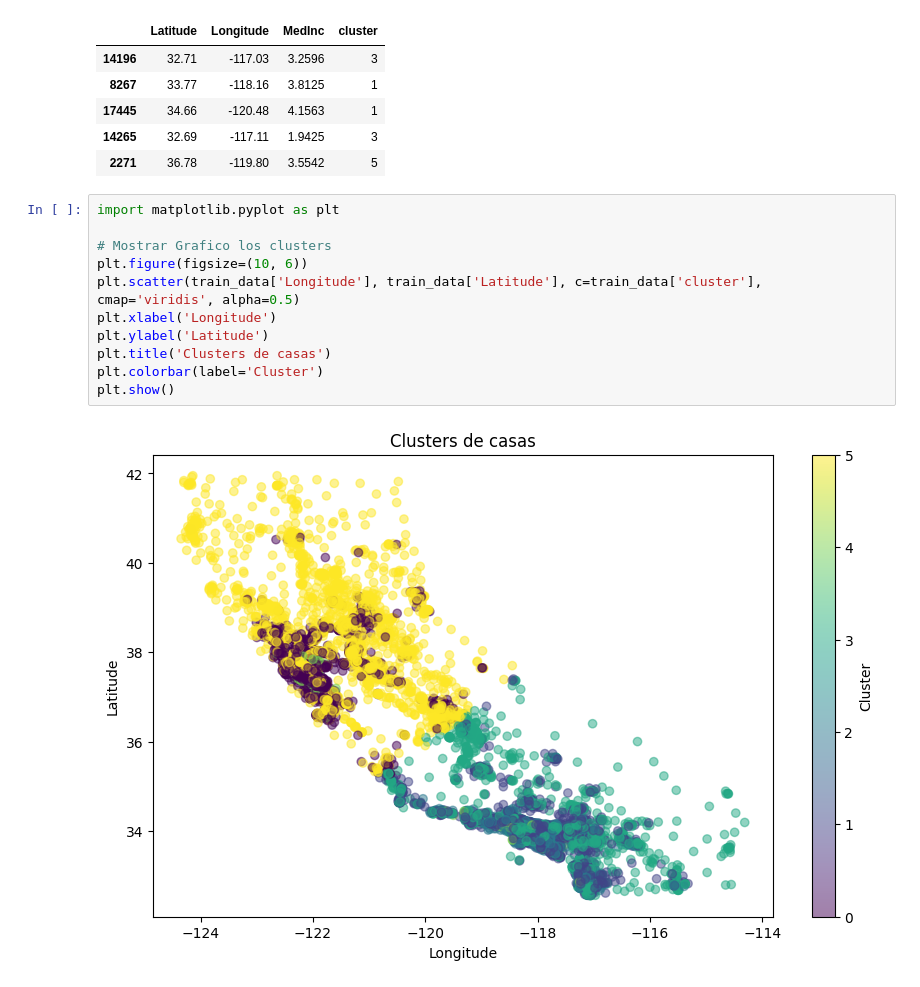
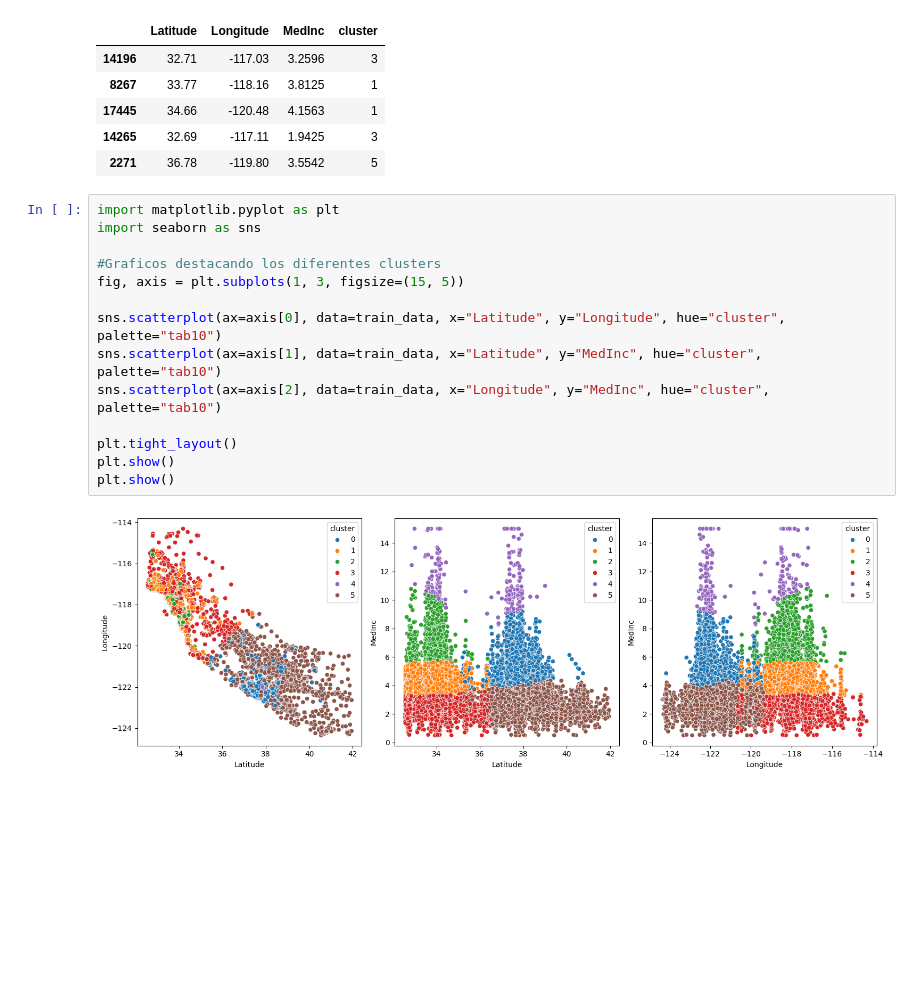
Before and after one commit to MarcelMirT/K-means, a Jupyter notebook: src/explore.ipynb, the cells around one changed output. Saved outputs shown, nothing was run; the diff lists cells and outputs as text; blank space fills up the shorter version.

```diff
--- a/src/explore.ipynb
+++ b/src/explore.ipynb
@@ -53,16 +53,19 @@ train_data.head()
 | 17445 | 34.66 | -120.48 | 4.1563 | 1 |
 | 14265 | 32.69 | -117.11 | 1.9425 | 3 |
 | 2271 | 36.78 | -119.80 | 3.5542 | 5 |
-# %%
-import matplotlib.pyplot as plt
-
-# Mostrar Grafico los clusters
-plt.figure(figsize=(10, 6))
-plt.scatter(train_data['Longitude'], train_data['Latitude'], c=train_data['cluster'], cmap='viridis', alpha=0.5)
-plt.xlabel('Longitude')
-plt.ylabel('Latitude')
-plt.title('Clusters de casas')
-plt.colorbar(label='Cluster')
-plt.show()
-# %% [output]
-[figure, removed]
+# %%
+import matplotlib.pyplot as plt
+import seaborn as sns
+
+#Graficos destacando los diferentes clusters
+fig, axis = plt.subplots(1, 3, figsize=(15, 5))
+
+sns.scatterplot(ax=axis[0], data=train_data, x="Latitude", y="Longitude", hue="cluster", palette="tab10")
+sns.scatterplot(ax=axis[1], data=train_data, x="Latitude", y="MedInc", hue="cluster", palette="tab10")
+sns.scatterplot(ax=axis[2], data=train_data, x="Longitude", y="MedInc", hue="cluster", palette="tab10")
+
+plt.tight_layout()
+plt.show()
+plt.show()
+# %% [output]
+[figure, added]
```
Also changed, not shown: parts of 3 cells of this notebook.
